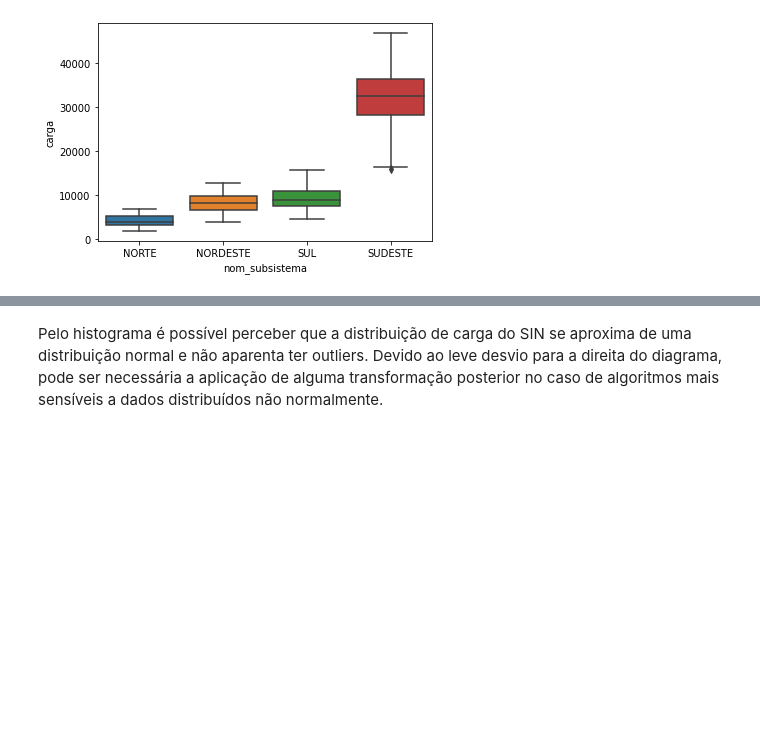
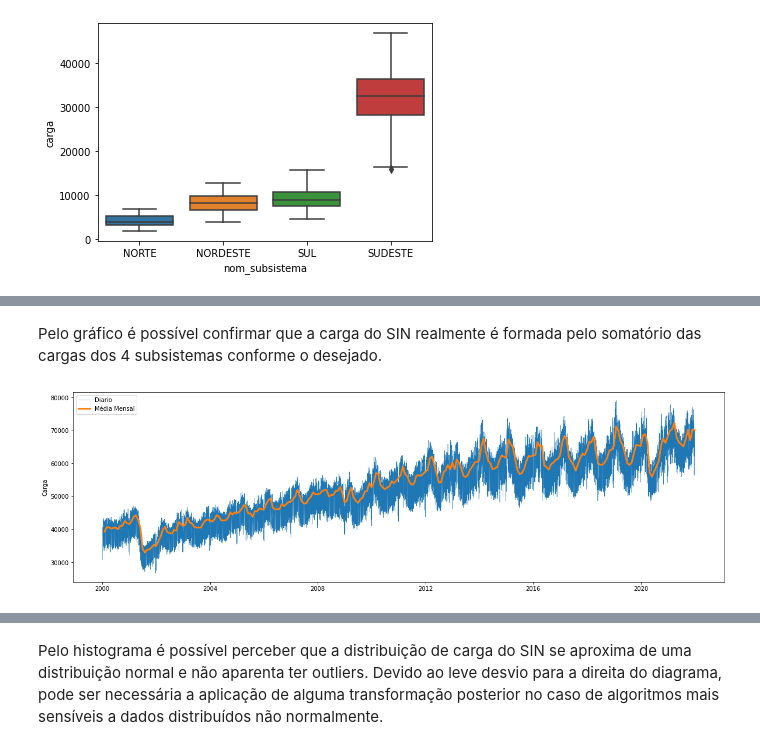
Before and after one commit to mauricioleng/ONS_Project, a Jupyter notebook: Previsao_Carga_ONS_Análise_Exploratória.ipynb, the cells around one changed output, grey strips where cells are left out. Drawn from its saved outputs; the diff is of its cells as text; code cells hidden in the pictures; blank space fills up the shorter version.

```diff
--- a/Previsao_Carga_ONS_Análise_Exploratória.ipynb
+++ b/Previsao_Carga_ONS_Análise_Exploratória.ipynb
@@ -160,0 +207,10 @@ ValueError: ignored
+# %% [markdown]
+Pelo gráfico é possível confirmar que a carga do SIN realmente é formada pelo somatório das cargas dos 4 subsistemas conforme o desejado.
+# %%
+fig, ax = plt.subplots(figsize=(20, 6))
+ax.plot(df_sin, linestyle='-', linewidth=0.5, label='Diario')
+ax.plot(df_sin.resample('M').mean(), linewidth=3, linestyle='-', label='Média Mensal')
+ax.set_ylabel('Carga')
+ax.legend();
+# %% [output]
+[figure, added]
```
Also changed, not shown: parts of 29 cells of this notebook.
